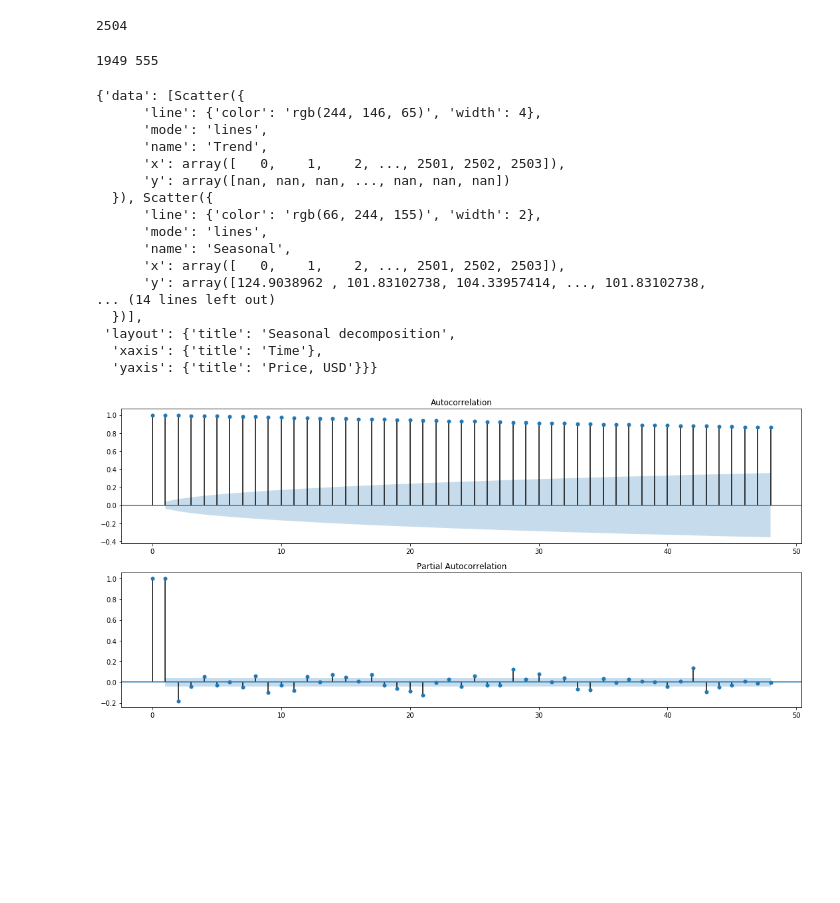
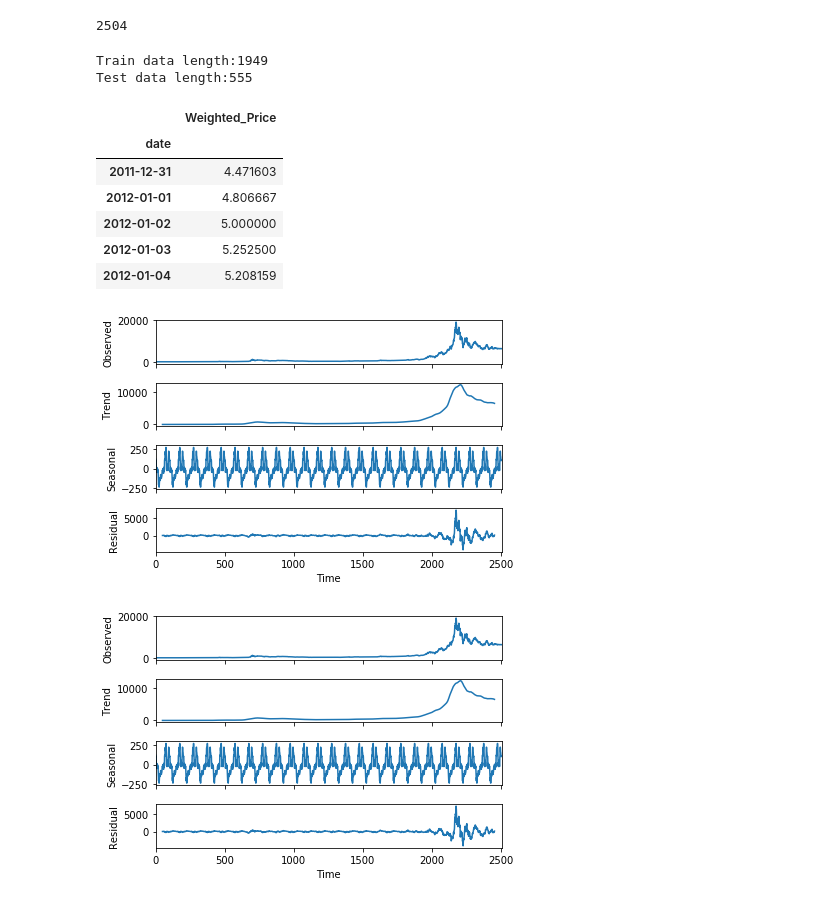
Before and after one commit to ArjunPadaliya/ML-Regression-Project, a Jupyter notebook: bitcoin_notebook.ipynb, the cells around one changed output. Saved outputs shown, nothing was run; the diff lists cells and outputs as text; code cells hidden in the pictures; blank space fills up the shorter version.

Commit message:
More data analysis

```diff
--- a/bitcoin_notebook.ipynb
+++ b/bitcoin_notebook.ipynb
@@ -57,56 +75,30 @@ days = delta.days + 1
 data_train = Daily_Price[0 : days]
 data_test = Daily_Price[days:]
 # %%
-print(len(data_train), len(data_test))
+print("Train data length:" + str(len(data_train)))
+print("Test data length:" + str(len(data_test)))
 # %% [output]
-1949 555
+Train data length:1949
+Test data length:555
 # %%
 working_data = [data_train, data_test]
 working_data = pd.concat(working_data)
 working_data = working_data.reset_index()
 working_data['date'] = pd.to_datetime(working_data['date'])
 working_data = working_data.set_index('date')
+working_data.head()
+# %% [output]
+|  | Weighted_Price |
+| date |  |
+| 2011-12-31 | 4.471603 |
+| 2012-01-01 | 4.806667 |
+| 2012-01-02 | 5.000000 |
+| 2012-01-03 | 5.252500 |
+| 2012-01-04 | 5.208159 |
-# %%
-s = sm.tsa.seasonal_decompose(working_data.Weighted_Price.values, freq=100)
-
-trace1 = go.Scatter(x = np.arange(0, len(s.trend), 1),y = s.trend,mode = 'lines',name = 'Trend',
-    line = dict(color = ('rgb(244, 146, 65)'), width = 4))
-trace2 = go.Scatter(x = np.arange(0, len(s.seasonal), 1),y = s.seasonal,mode = 'lines',name = 'Seasonal',
-    line = dict(color = ('rgb(66, 244, 155)'), width = 2))
-
-trace3 = go.Scatter(x = np.arange(0, len(s.resid), 1),y = s.resid,mode = 'lines',name = 'Residual',
-    line = dict(color = ('rgb(209, 244, 66)'), width = 2))
-
-trace4 = go.Scatter(x = np.arange(0, len(s.observed), 1),y = s.observed,mode = 'lines',name = 'Observed',
-    line = dict(color = ('rgb(66, 134, 244)'), width = 2))
-
-data = [trace1, trace2, trace3, trace4]
-layout = dict(title = 'Seasonal decomposition', xaxis = dict(title = 'Time'), yaxis = dict(title = 'Price, USD'))
-fig = dict(data=data, layout=layout)
-display(fig)
-plt.figure(figsize=(15,7))
-ax = plt.subplot(211)
-sm.graphics.tsa.plot_acf(working_data.Weighted_Price.values.squeeze(), lags=48, ax=ax)
-ax = plt.subplot(212)
-sm.graphics.tsa.plot_pacf(working_data.Weighted_Price.values.squeeze(), lags=48, ax=ax)
-plt.tight_layout()
-plt.show()
-# %% [output]
-{'data': [Scatter({
-      'line': {'color': 'rgb(244, 146, 65)', 'width': 4},
-      'mode': 'lines',
-      'name': 'Trend',
-      'x': array([   0,    1,    2, ..., 2501, 2502, 2503]),
-      'y': array([nan, nan, nan, ..., nan, nan, nan])
-  }), Scatter({
-      'line': {'color': 'rgb(66, 244, 155)', 'width': 2},
-      'mode': 'lines',
-      'name': 'Seasonal',
-      'x': array([   0,    1,    2, ..., 2501, 2502, 2503]),
-      'y': array([124.9038962 , 101.83102738, 104.33957414, ..., 101.83102738,
-... (14 lines left out)
-  })],
- 'layout': {'title': 'Seasonal decomposition',
-  'xaxis': {'title': 'Time'},
-  'yaxis': {'title': 'Price, USD'}}}
-[figure, removed]
+# %%
+s = sm.tsa.seasonal_decompose(working_data.Weighted_Price.values, model = 'additive', freq=100)
+
+s.plot()
+# %% [output]
+[figure, added]
+[figure, added]
```
Also changed, not shown: parts of 7 cells of this notebook.
